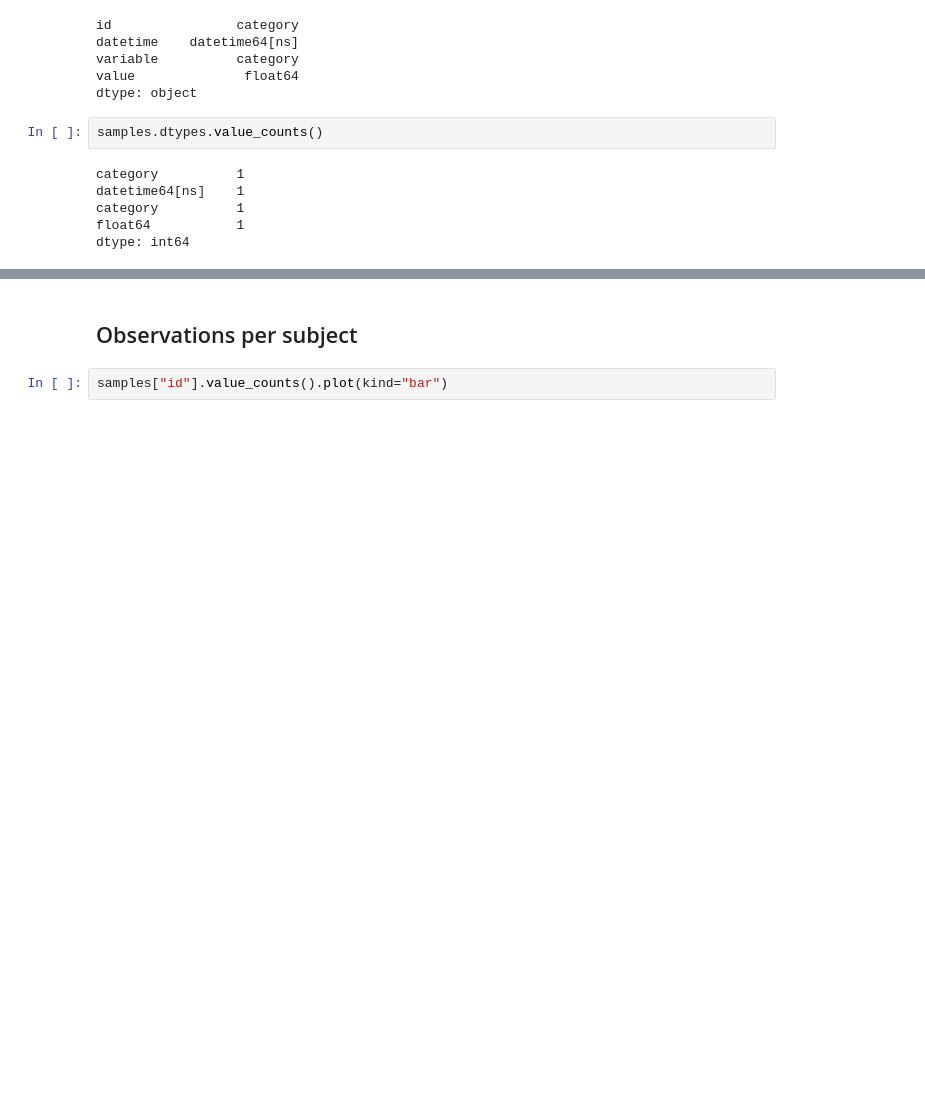
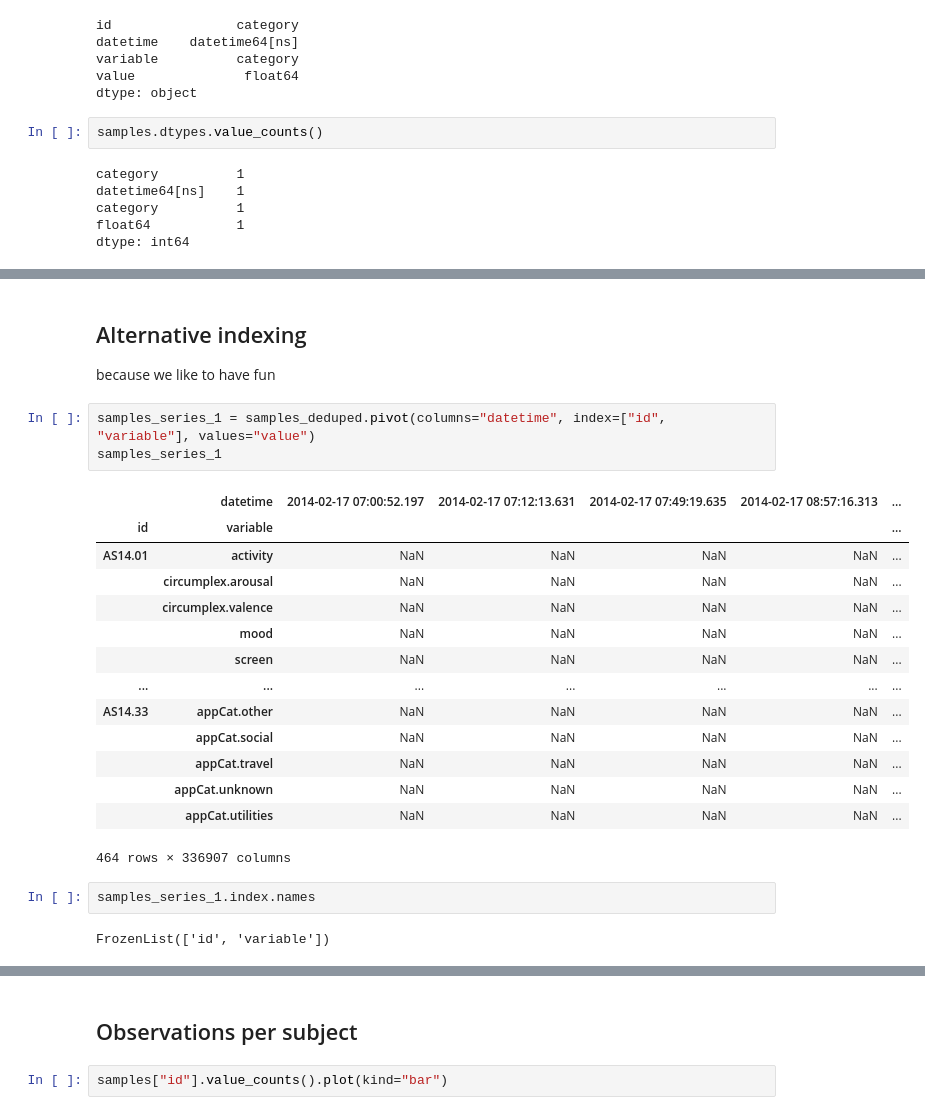
Before and after one commit to LaToyaVanderB/DataMiningTechniquesAssignments, a Jupyter notebook: assignment1/explore-flo.ipynb, the cells around one changed output, grey strips where cells are left out. Saved outputs shown, nothing was run; the diff lists cells and outputs as text; blank space fills up the shorter version.

```diff
--- a/assignment1/explore-flo.ipynb
+++ b/assignment1/explore-flo.ipynb
@@ -254,0 +229,25 @@ dtype: int64
+# %% [markdown]
+## Alternative indexing
+because we like to have fun
+# %%
+samples_series_1 = samples_deduped.pivot(columns="datetime", index=["id", "variable"], values="value")
+samples_series_1
+# %% [output]
+|  | datetime | 2014-02-17 07:00:52.197 | 2014-02-17 07:12:13.631 | 2014-02-17 07:49:19.635 | 2014-02-17 08:57:16.313 | ... |
+| id | variable |  |  |  |  | ... |
+| AS14.01 | activity | NaN | NaN | NaN | NaN | ... |
+|  | circumplex.arousal | NaN | NaN | NaN | NaN | ... |
+|  | circumplex.valence | NaN | NaN | NaN | NaN | ... |
+|  | mood | NaN | NaN | NaN | NaN | ... |
+|  | screen | NaN | NaN | NaN | NaN | ... |
+| ... | ... | ... | ... | ... | ... | ... |
+| AS14.33 | appCat.other | NaN | NaN | NaN | NaN | ... |
+|  | appCat.social | NaN | NaN | NaN | NaN | ... |
+|  | appCat.travel | NaN | NaN | NaN | NaN | ... |
+|  | appCat.unknown | NaN | NaN | NaN | NaN | ... |
+|  | appCat.utilities | NaN | NaN | NaN | NaN | ... |
+464 rows × 336907 columns
+# %%
+samples_series_1.index.names
+# %% [output]
+FrozenList(['id', 'variable'])
```
Also changed, not shown: parts of 38 cells of this notebook.
